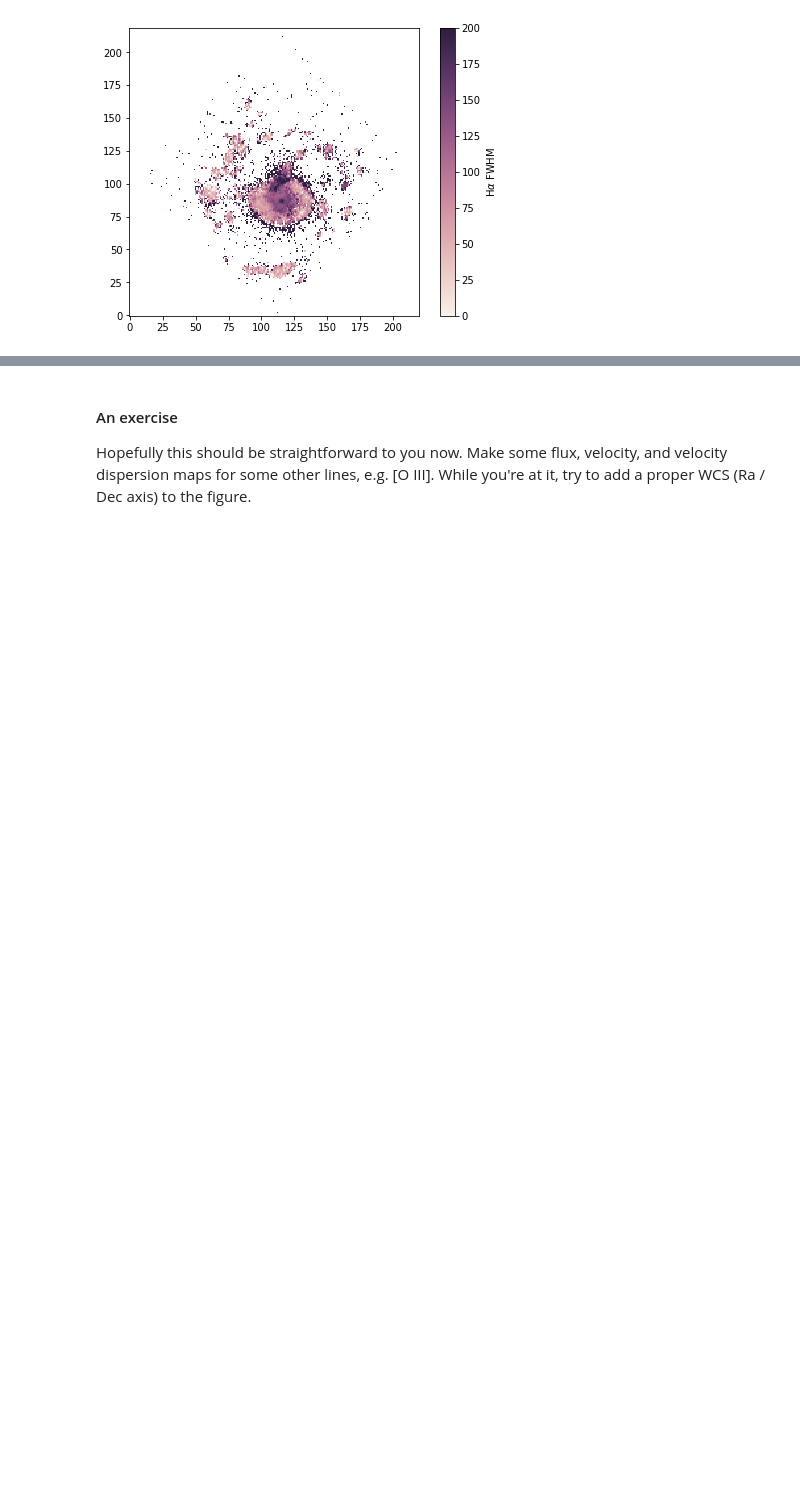
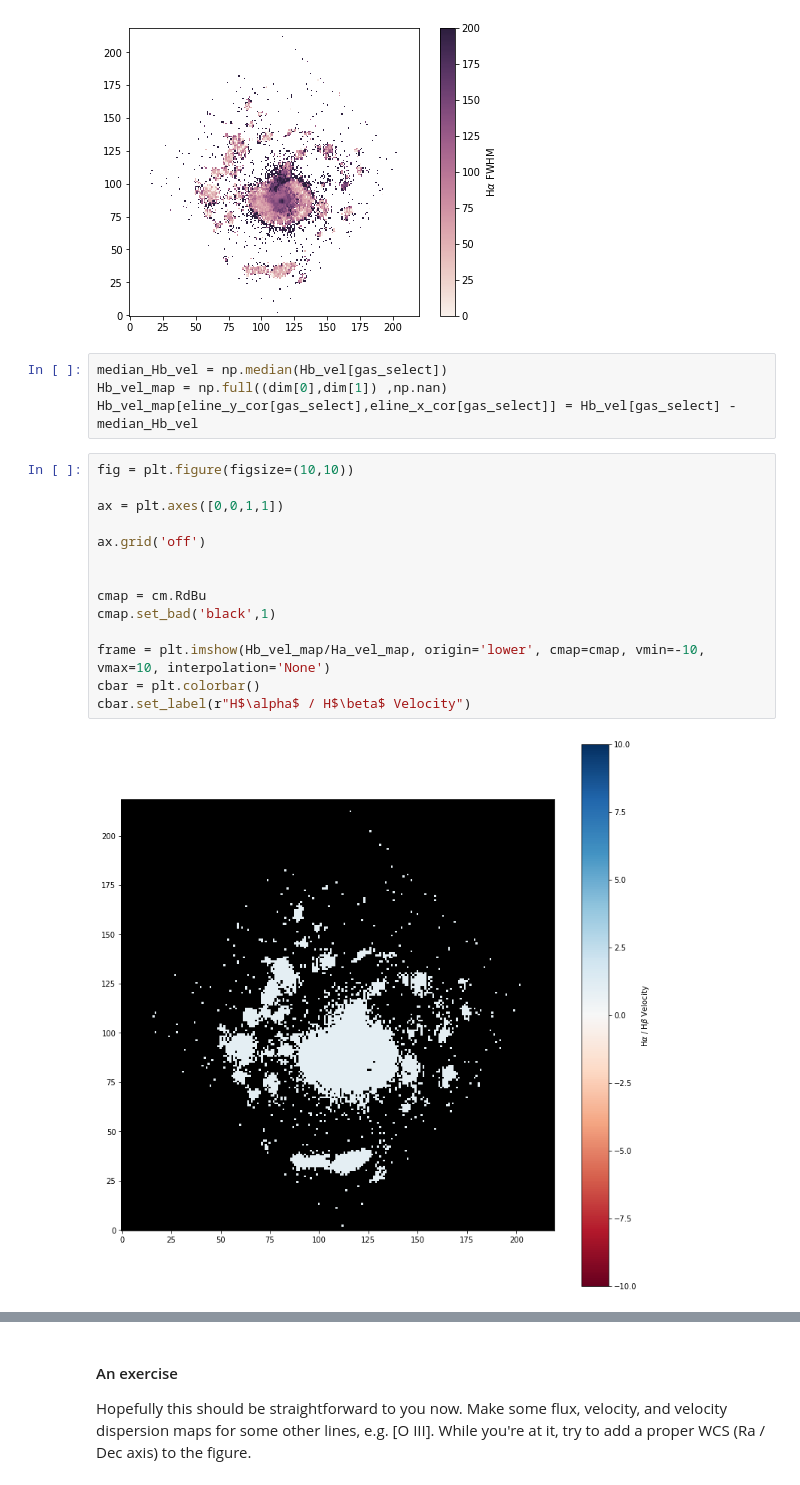
Before and after one commit to granttremblay/CARS_MUSE_Tour, a Jupyter notebook: CARS_MUSE_Tour.ipynb, the cells around one changed output, grey strips where cells are left out. Saved outputs shown, nothing was run; the diff lists cells and outputs as text; blank space fills up the shorter version.

```diff
--- a/CARS_MUSE_Tour.ipynb
+++ b/CARS_MUSE_Tour.ipynb
@@ -529,3 +529,23 @@ cbar = plt.colorbar()
 cbar.set_label(r"H$\alpha$ FWHM")
 # %% [output]
 [figure]
+# %%
+median_Hb_vel = np.median(Hb_vel[gas_select])
+Hb_vel_map = np.full((dim[0],dim[1]) ,np.nan)
+Hb_vel_map[eline_y_cor[gas_select],eline_x_cor[gas_select]] = Hb_vel[gas_select] - median_Hb_vel
+# %%
+fig = plt.figure(figsize=(10,10))
+
+ax = plt.axes([0,0,1,1])
+
+ax.grid('off')
+
+
+cmap = cm.RdBu
+cmap.set_bad('black',1)
+
+frame = plt.imshow(Hb_vel_map/Ha_vel_map, origin='lower', cmap=cmap, vmin=-10, vmax=10, interpolation='None')
+cbar = plt.colorbar()
+cbar.set_label(r"H$\alpha$ / H$\beta$ Velocity")
+# %% [output]
+[figure, added]
```
Also changed, not shown: parts of 9 cells of this notebook.
